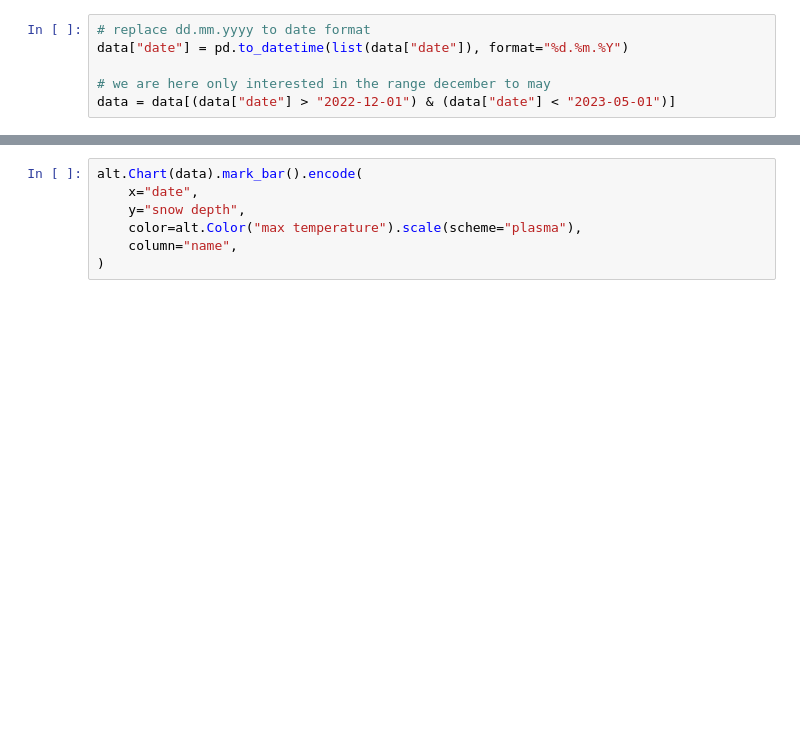
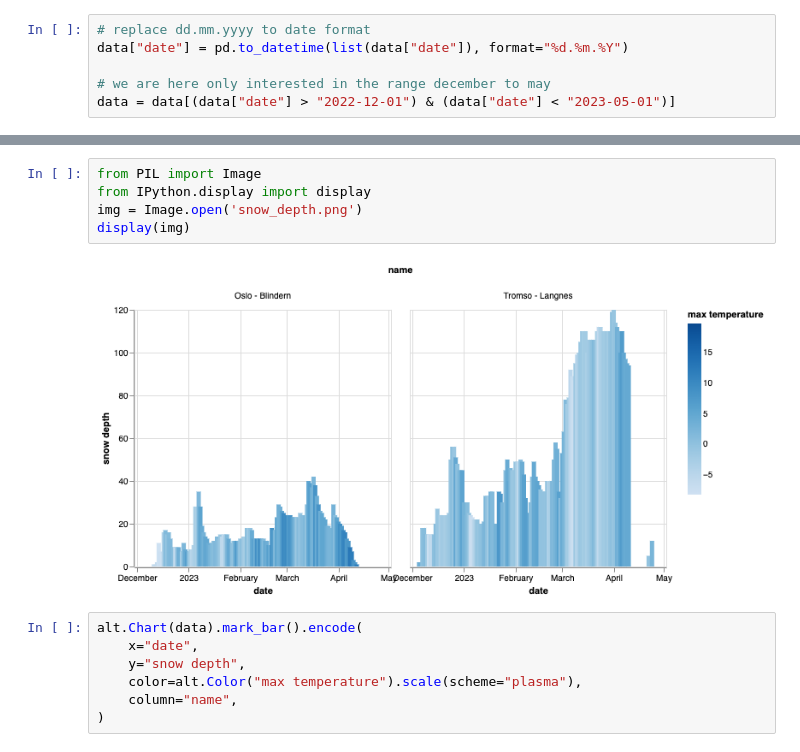
Before and after one commit to Mayorboy/Data_Visualization_with_Pandas_and_Altpair, a Jupyter notebook: Weather_visualization.ipynb, the cells around one changed output, grey strips where cells are left out. Cells and saved outputs as stored; diff of their text form; blank space fills up the shorter version.

```diff
--- a/Weather_visualization.ipynb
+++ b/Weather_visualization.ipynb
@@ -147,6 +168,13 @@ alt.Chart(data).mark_bar().encode(
 )
 # %% [output]
 [interactive output not drawn]
+# %%
+from PIL import Image
+from IPython.display import display
+img = Image.open('snow_depth.png')
+display(img)
+# %% [output]
+[figure, added]
 # %%
 alt.Chart(data).mark_bar().encode(
     x="date",
```
Also changed, not shown: parts of 5 cells of this notebook.
